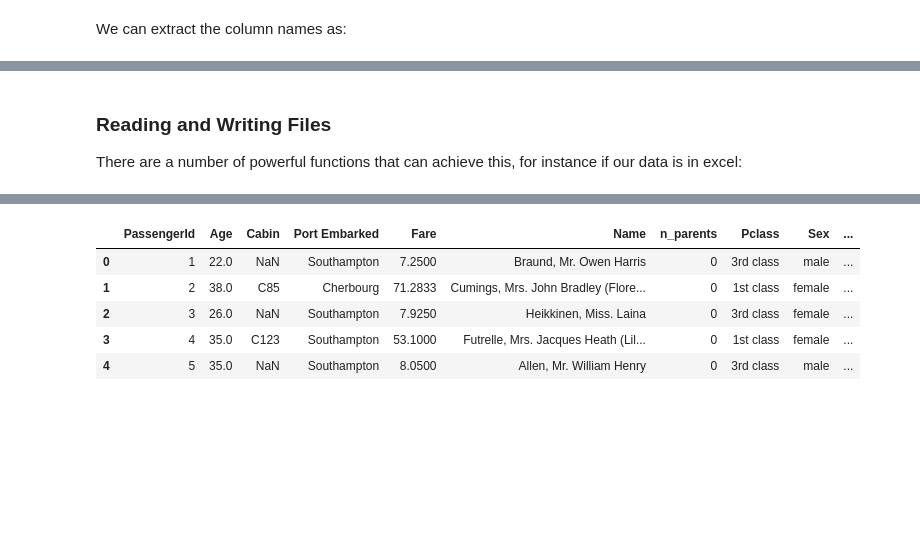
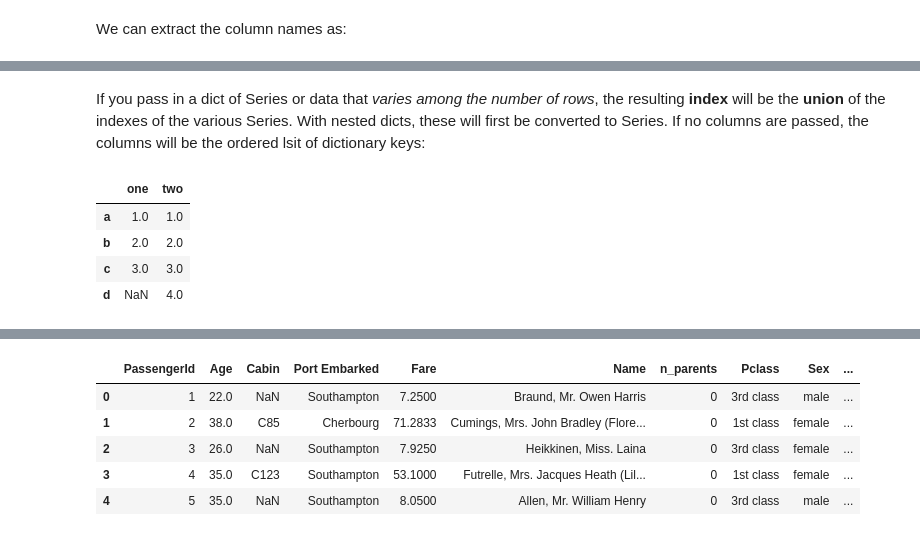
Before and after one commit to ecs-vlc/PythonTeaching, a Jupyter notebook: 03-Data/01 Pandas Basics.ipynb, the cells around one changed output, grey strips where cells are left out. Cells and saved outputs as stored; diff of their text form; code cells hidden in the pictures; blank space fills up the shorter version.

```diff
--- a/03-Data/01 Pandas Basics.ipynb
+++ b/03-Data/01 Pandas Basics.ipynb
@@ -126,4 +146,15 @@ Index(['patient', 'phylum', 'value'], dtype='object')
-# %% [markdown]
-### Reading and Writing Files
-
-There are a number of powerful functions that can achieve this, for instance if our data is in excel:
+# %% [markdown]
+If you pass in a dict of Series or data that *varies among the number of rows*, the resulting **index** will be the **union** of the indexes of the various Series. With nested dicts, these will first be converted to Series. If no columns are passed, the columns will be the ordered lsit of dictionary keys:
+# %%
+d = {
+    "one": pd.Series([1., 2., 3.], index=["a","b","c"]),
+    "two": pd.Series([1., 2., 3., 4.], index=["a","b","c","d"])
+}
+df = pd.DataFrame(d)
+df
+# %% [output]
+|  | one | two |
+| a | 1.0 | 1.0 |
+| b | 2.0 | 2.0 |
+| c | 3.0 | 3.0 |
+| d | NaN | 4.0 |
```
Also changed, not shown: parts of 45 cells of this notebook, 1 other file.
